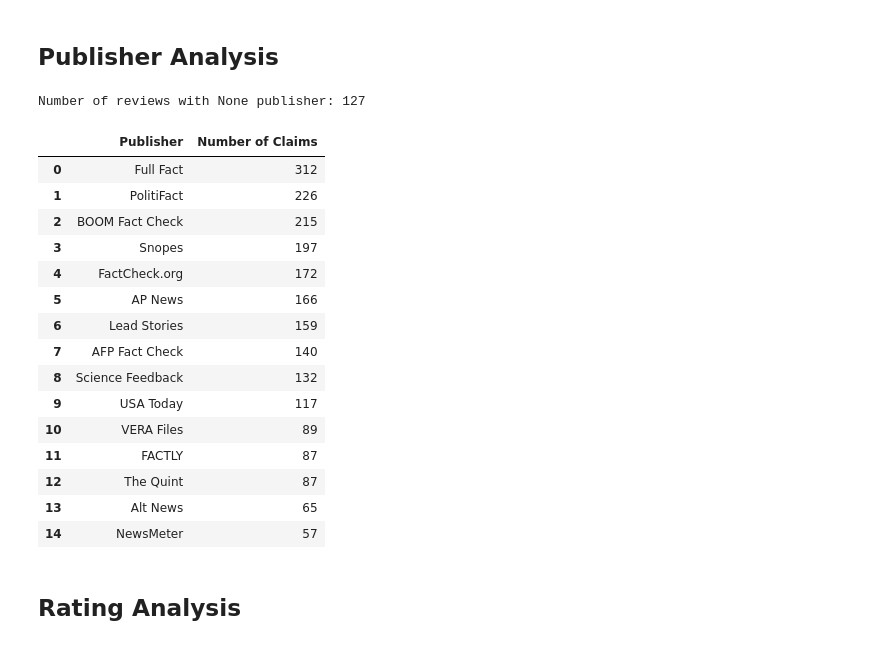
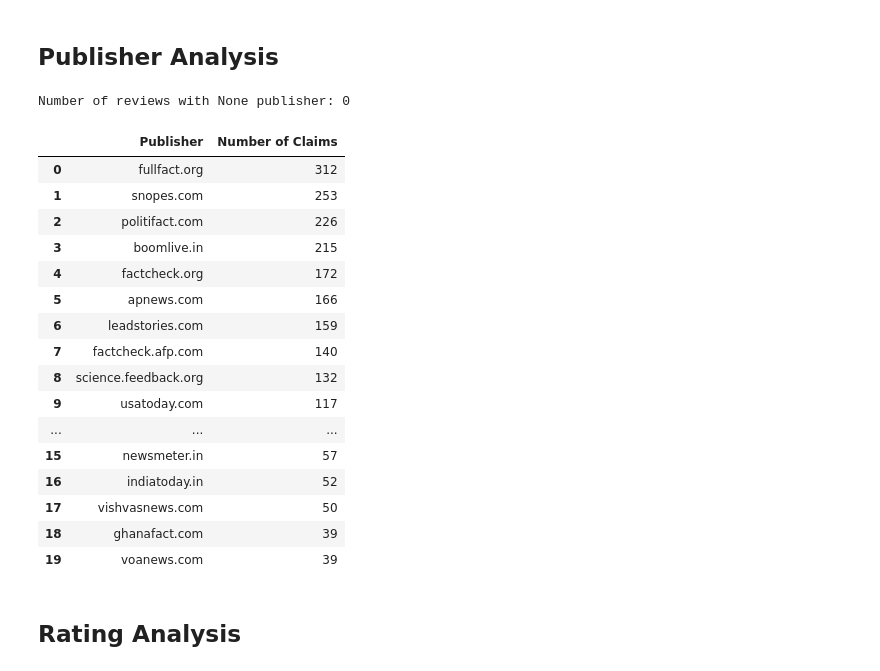
Before and after one commit to erikLiu18/fact-check-tweet, a Jupyter notebook: analysis/covid_analysis.ipynb, the cells around one changed output. Drawn from its saved outputs; the diff is of its cells as text; code cells hidden in the pictures.

```diff
--- a/scripts/covid_analysis.ipynb
+++ b/analysis/covid_analysis.ipynb
@@ -18,7 +18,8 @@ def convert_claims_to_dataframe(claims):
                 'text': claim.get('text'),
                 'claimant': claim.get('claimant'),
                 'claimDate': pd.to_datetime(claim.get('claimDate')),
-                'publisher': review.get('publisher', {}).get('name'),
+                'publisherName': review.get('publisher', {}).get('name'),
+                'publisherSite': review.get('publisher', {}).get('site'),
                 'reviewUrl': review.get('url'),
                 'reviewTitle': review.get('title'),
                 'reviewDate': pd.to_datetime(review.get('reviewDate')),
@@ -165,34 +166,35 @@ plt.show()
 ## Publisher Analysis
 # %%
 # Create a new DataFrame for publishers and their claim counts
-publisher_counts = df['publisher'].value_counts().reset_index()
+publisher_counts = df['publisherSite'].value_counts().reset_index()
 publisher_counts.columns = ['Publisher', 'Number of Claims']
 
 # Count the number of reviews with None publisher
-none_publisher_count = df['publisher'].isnull().sum()
+none_publisher_count = df['publisherSite'].isnull().sum()
 print(f"Number of reviews with None publisher: {none_publisher_count}")
 
 # Display the top 15 publishers
-top_publishers = publisher_counts.head(15)
+top_publishers = publisher_counts.head(20)
 display(top_publishers)
 # %% [output]
-Number of reviews with None publisher: 127
+Number of reviews with None publisher: 0
 |  | Publisher | Number of Claims |
-| 0 | Full Fact | 312 |
-| 1 | PolitiFact | 226 |
-| 2 | BOOM Fact Check | 215 |
-| 3 | Snopes | 197 |
-| 4 | FactCheck.org | 172 |
-| 5 | AP News | 166 |
-| 6 | Lead Stories | 159 |
-| 7 | AFP Fact Check | 140 |
-| 8 | Science Feedback | 132 |
-| 9 | USA Today | 117 |
-| 10 | VERA Files | 89 |
-| 11 | FACTLY | 87 |
-| 12 | The Quint | 87 |
-| 13 | Alt News | 65 |
-| 14 | NewsMeter | 57 |
+| 0 | fullfact.org | 312 |
+| 1 | snopes.com | 253 |
+| 2 | politifact.com | 226 |
+| 3 | boomlive.in | 215 |
+| 4 | factcheck.org | 172 |
+| 5 | apnews.com | 166 |
+| 6 | leadstories.com | 159 |
+| 7 | factcheck.afp.com | 140 |
+| 8 | science.feedback.org | 132 |
+| 9 | usatoday.com | 117 |
+| ... | ... | ... |
+| 15 | newsmeter.in | 57 |
+| 16 | indiatoday.in | 52 |
+| 17 | vishvasnews.com | 50 |
+| 18 | ghanafact.com | 39 |
+| 19 | voanews.com | 39 |
 # %% [markdown]
 ## Rating Analysis
 # %%
```
Also changed, not shown: parts of 3 cells of this notebook, 7 other files.
